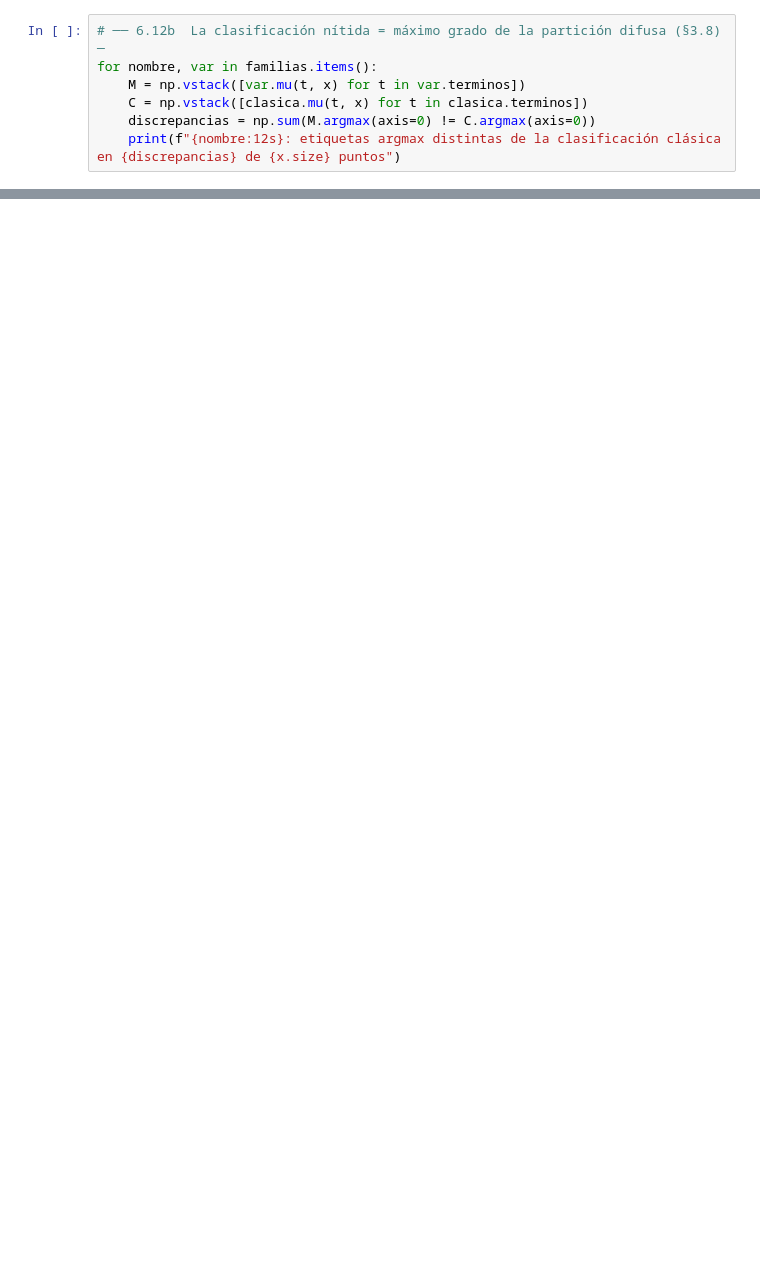
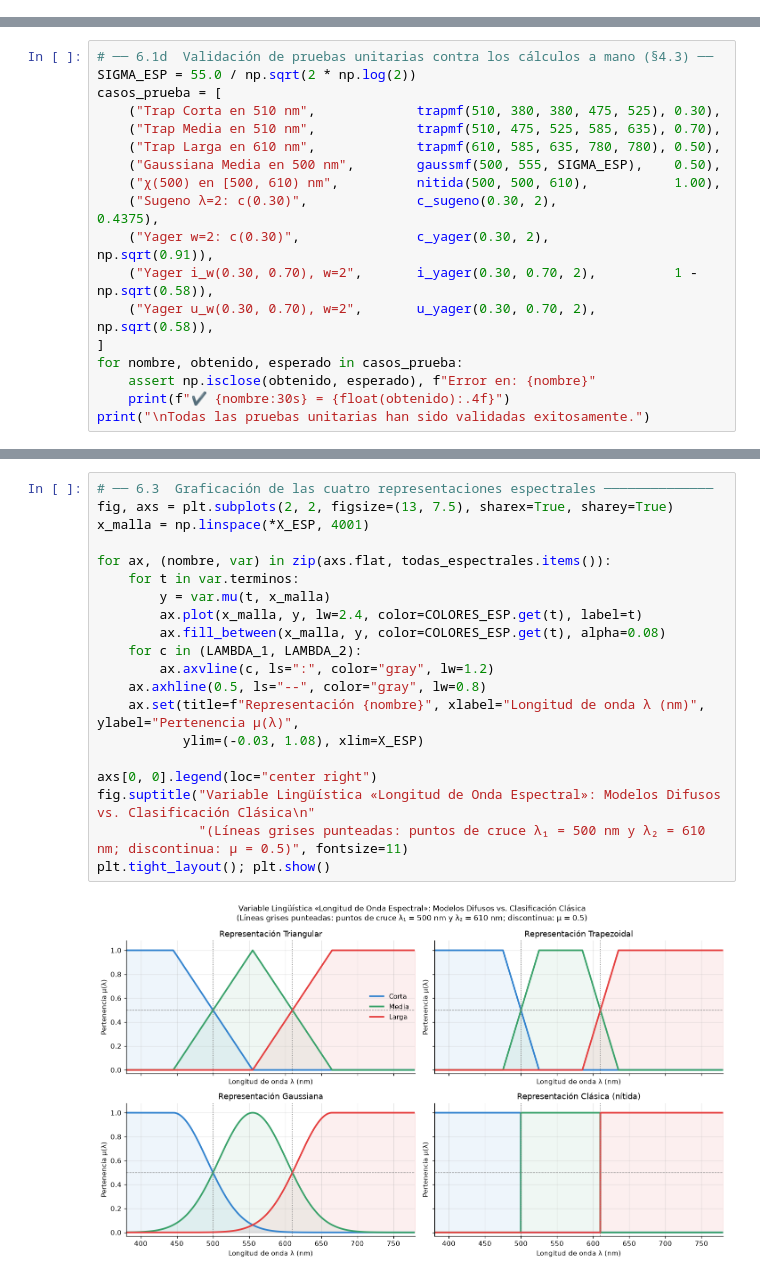
Before and after one commit to NeptaliR40/Introduction-to-Emergent-Computation, a Jupyter notebook: FuzzyLogic/Actividad1_Conjuntos_Difusos.ipynb, the cells around one changed output, grey strips where cells are left out. Cells and saved outputs as stored; diff of their text form; blank space fills up the shorter version.

```diff
--- a/FuzzyLogic/Actividad1_Conjuntos_Difusos.ipynb
+++ b/FuzzyLogic/Actividad1_Conjuntos_Difusos.ipynb
@@ -1234,7 +0,0 @@ Máximo |μ(T+0.1) − μ(T)| sobre X para «Media»:
-# %%
-# ── 6.12b  La clasificación nítida = máximo grado de la partición difusa (§3.8) ─
-for nombre, var in familias.items():
-    M = np.vstack([var.mu(t, x) for t in var.terminos])
-    C = np.vstack([clasica.mu(t, x) for t in clasica.terminos])
-    discrepancias = np.sum(M.argmax(axis=0) != C.argmax(axis=0))
-    print(f"{nombre:12s}: etiquetas argmax distintas de la clasificación clásica en {discrepancias} de {x.size} puntos")
@@ -1592,0 +438,18 @@ Es la base para construir reglas «Si… entonces…» (Actividad 2), controlado
+# %%
+# ── 6.1d  Validación de pruebas unitarias contra los cálculos a mano (§4.3) ──
+SIGMA_ESP = 55.0 / np.sqrt(2 * np.log(2))
+casos_prueba = [
+    ("Trap Corta en 510 nm",             trapmf(510, 380, 380, 475, 525), 0.30),
+    ("Trap Media en 510 nm",             trapmf(510, 475, 525, 585, 635), 0.70),
+    ("Trap Larga en 610 nm",             trapmf(610, 585, 635, 780, 780), 0.50),
+    ("Gaussiana Media en 500 nm",        gaussmf(500, 555, SIGMA_ESP),    0.50),
+    ("χ(500) en [500, 610) nm",          nitida(500, 500, 610),           1.00),
+    ("Sugeno λ=2: c(0.30)",              c_sugeno(0.30, 2),               0.4375),
+    ("Yager w=2: c(0.30)",               c_yager(0.30, 2),                np.sqrt(0.91)),
+    ("Yager i_w(0.30, 0.70), w=2",       i_yager(0.30, 0.70, 2),          1 - np.sqrt(0.58)),
+    ("Yager u_w(0.30, 0.70), w=2",       u_yager(0.30, 0.70, 2),          np.sqrt(0.58)),
+]
+for nombre, obtenido, esperado in casos_prueba:
+    assert np.isclose(obtenido, esperado), f"Error en: {nombre}"
+    print(f"✔ {nombre:30s} = {float(obtenido):.4f}")
+print("\nTodas las pruebas unitarias han sido validadas exitosamente.")
@@ -1592,0 +552,22 @@ Es la base para construir reglas «Si… entonces…» (Actividad 2), controlado
+# %%
+# ── 6.3  Graficación de las cuatro representaciones espectrales ──────────────
+fig, axs = plt.subplots(2, 2, figsize=(13, 7.5), sharex=True, sharey=True)
+x_malla = np.linspace(*X_ESP, 4001)
+
+for ax, (nombre, var) in zip(axs.flat, todas_espectrales.items()):
+    for t in var.terminos:
+        y = var.mu(t, x_malla)
+        ax.plot(x_malla, y, lw=2.4, color=COLORES_ESP.get(t), label=t)
+        ax.fill_between(x_malla, y, color=COLORES_ESP.get(t), alpha=0.08)
+    for c in (LAMBDA_1, LAMBDA_2):
+        ax.axvline(c, ls=":", color="gray", lw=1.2)
+    ax.axhline(0.5, ls="--", color="gray", lw=0.8)
+    ax.set(title=f"Representación {nombre}", xlabel="Longitud de onda λ (nm)", ylabel="Pertenencia μ(λ)",
+           ylim=(-0.03, 1.08), xlim=X_ESP)
+
+axs[0, 0].legend(loc="center right")
+fig.suptitle("Variable Lingüística «Longitud de Onda Espectral»: Modelos Difusos vs. Clasificación Clásica\n"
+             "(Líneas grises punteadas: puntos de cruce λ₁ = 500 nm y λ₂ = 610 nm; discontinua: μ = 0.5)", fontsize=11)
+plt.tight_layout(); plt.show()
+# %% [output]
+[figure, added]
```
Also changed, not shown: parts of 114 cells of this notebook.
